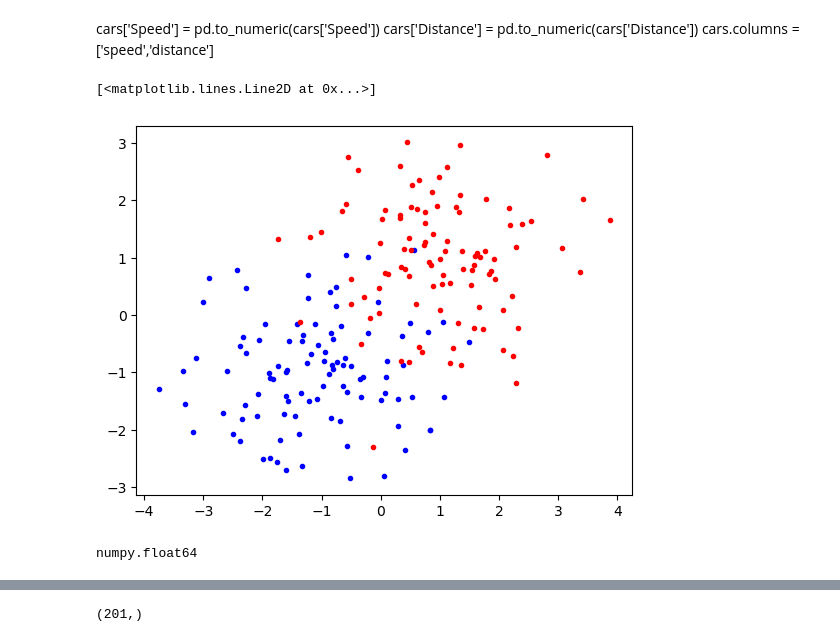
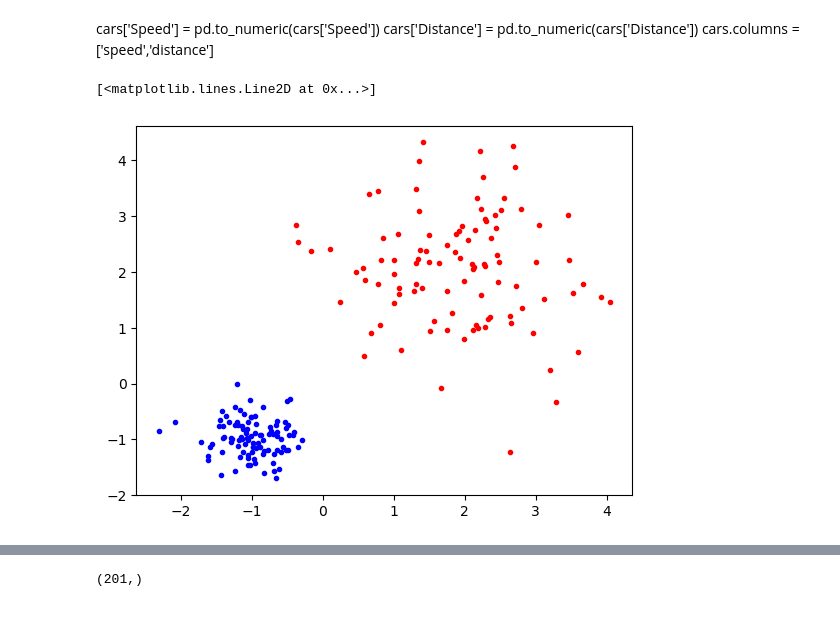
Before and after one commit to tpaquier/material_science, a Jupyter notebook: Tests_for_PU/LS_SVM_test.ipynb, the cells around one changed output, grey strips where cells are left out. Cells and saved outputs as stored; diff of their text form; code cells hidden in the pictures.

```diff
--- a/Tests_for_PU/LS_SVM_test.ipynb
+++ b/Tests_for_PU/LS_SVM_test.ipynb
@@ -18,13 +18,13 @@ cars['Speed'] = pd.to_numeric(cars['Speed'])
 cars['Distance'] = pd.to_numeric(cars['Distance'])
 cars.columns = ['speed','distance']
 # %%
-gaussian_blue = np.random.multivariate_normal(mean=np.array((-1,-1)),cov=np.eye(2),size=100)
-gaussian_red = np.random.multivariate_normal(mean=np.array((1,1)),cov=np.eye(2),size=100)
+gaussian_blue = np.random.multivariate_normal(mean=np.array((-1,-1)),cov=np.eye(2)*1/8,size=100)
+gaussian_red = np.random.multivariate_normal(mean=np.array((2,2)),cov=np.eye(2),size=100)
 plt.plot(gaussian_blue[:,0], gaussian_blue[:,1],'bo',marker='.',color='b')
 plt.plot(gaussian_red[:,0],gaussian_red[:,1],'bo',marker='.',color='r')
 # %% [output]
 [<matplotlib.lines.Line2D at 0x...>]
-[figure, old version]
+[figure, new version]
 # %%
 list_of_output = np.empty(200)
 for i in range(100):
@@ -35,8 +35,4 @@ data = np.hstack((gaussian_blue,gaussian_red))
 outcome = list_of_output
-# %%
-type(gaussian_blue[0,0])
-# %% [output]
-numpy.float64
 # %%
 n_samples = 200
 # %%
```
Also changed, not shown: parts of 18 cells of this notebook.
